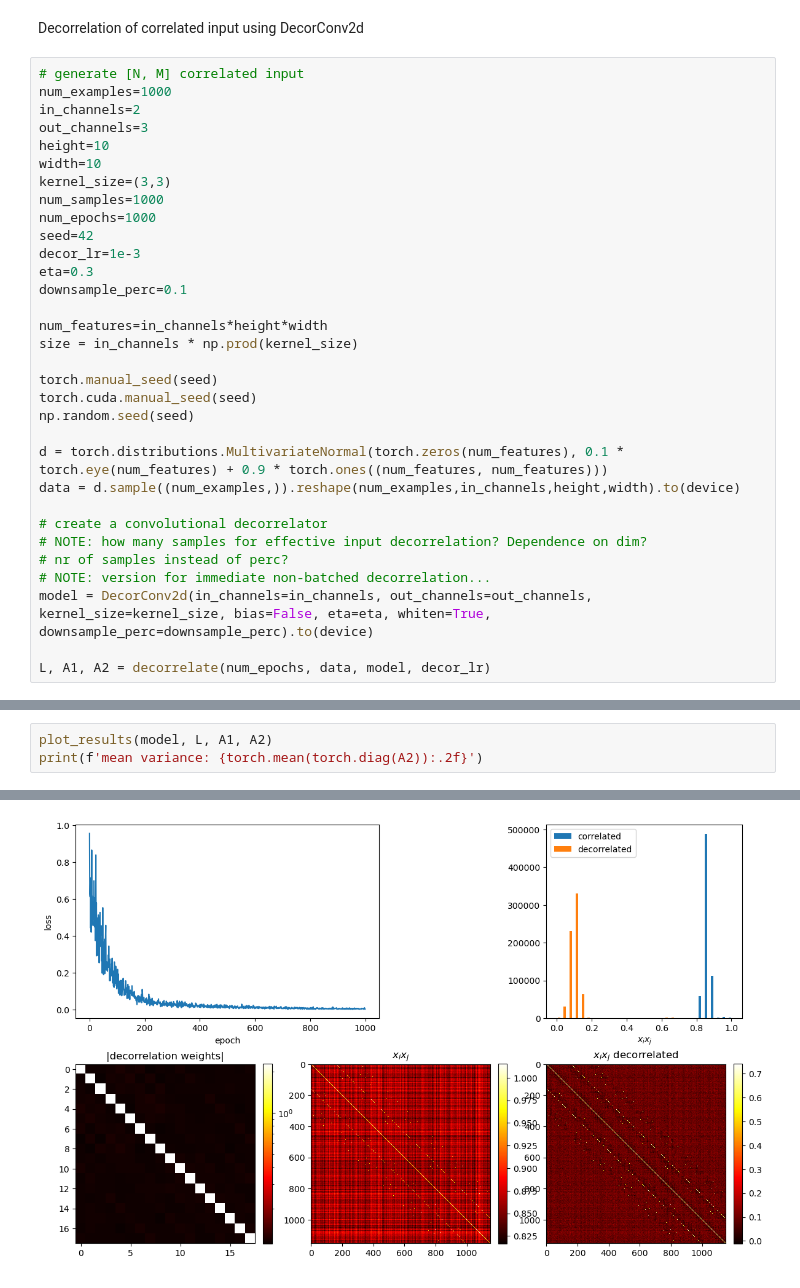
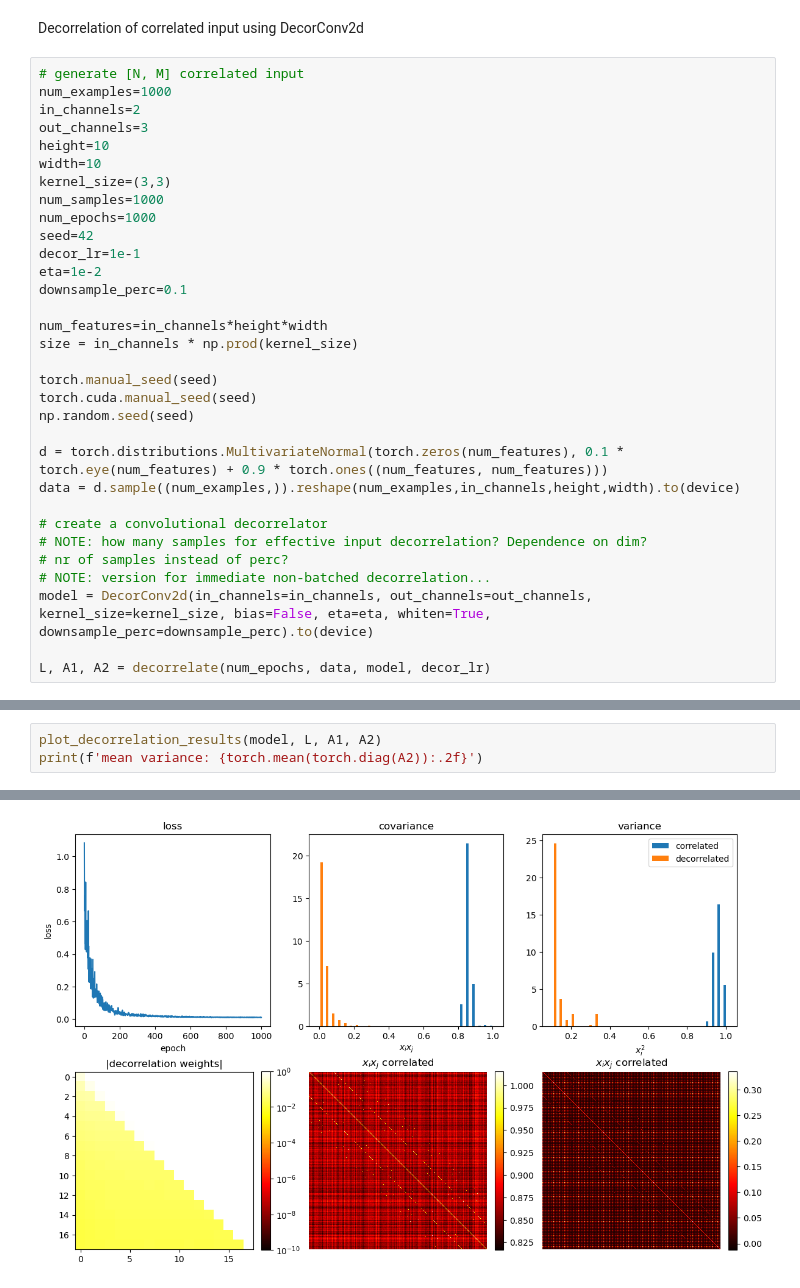
Before and after one commit to artcogsys/decorbp, a Jupyter notebook: examples/decorrelation_analysis.ipynb, the cells around one changed output, grey strips where cells are left out. Cells and saved outputs as stored; diff of their text form.

```diff
--- a/examples/decorrelation_analysis.ipynb
+++ b/examples/decorrelation_analysis.ipynb
@@ -128,8 +90,8 @@ kernel_size=(3,3)
 num_samples=1000
 num_epochs=1000
 seed=42
-decor_lr=1e-3
-eta=0.3
+decor_lr=1e-1
+eta=1e-2
 downsample_perc=0.1
 
 num_features=in_channels*height*width
@@ -170,4 +132,4 @@ iteration 999   loss: 0.004
 # %%
-plot_results(model, L, A1, A2)
+plot_decorrelation_results(model, L, A1, A2)
 print(f'mean variance: {torch.mean(torch.diag(A2)):.2f}')
 # %% [output]
@@ -175 +137 @@ mean variance: 0.64
-[figure, old version]
+[figure, new version]
```
Also changed, not shown: parts of 8 cells of this notebook, 8 other files.
